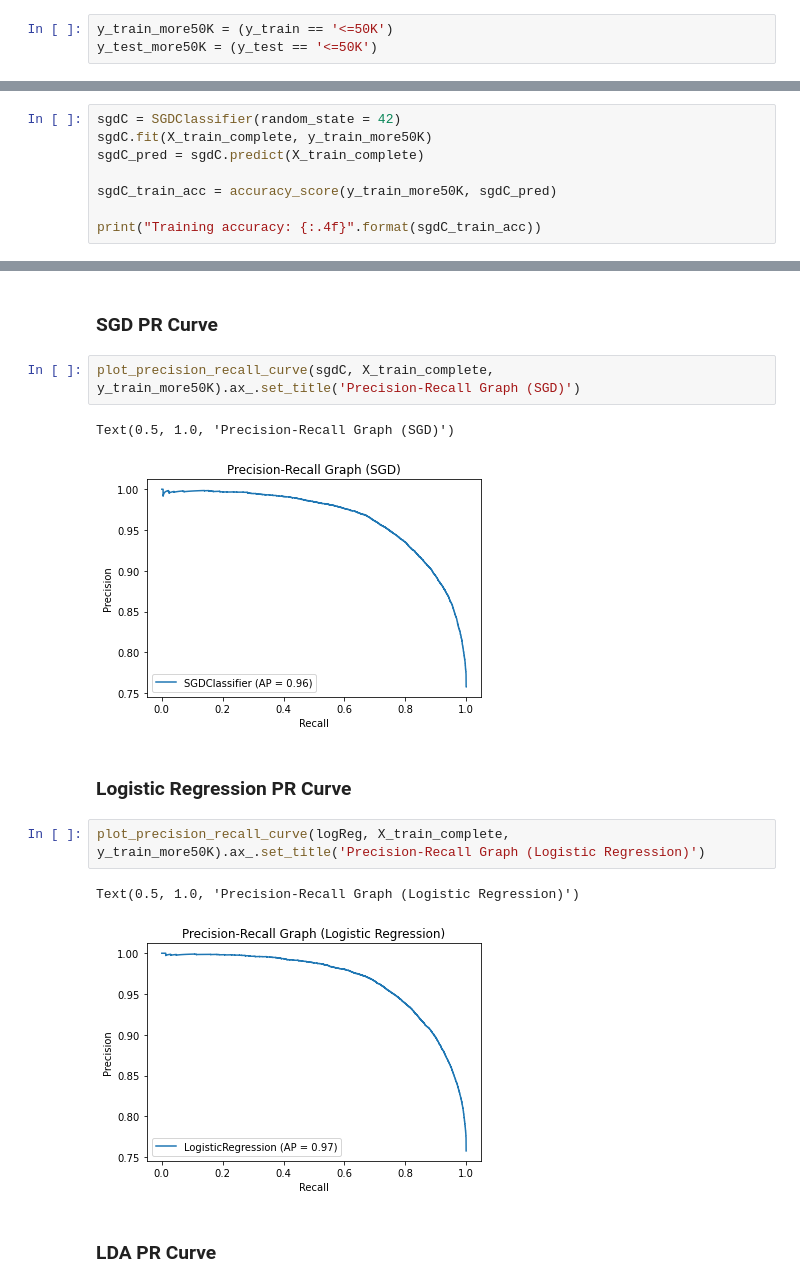
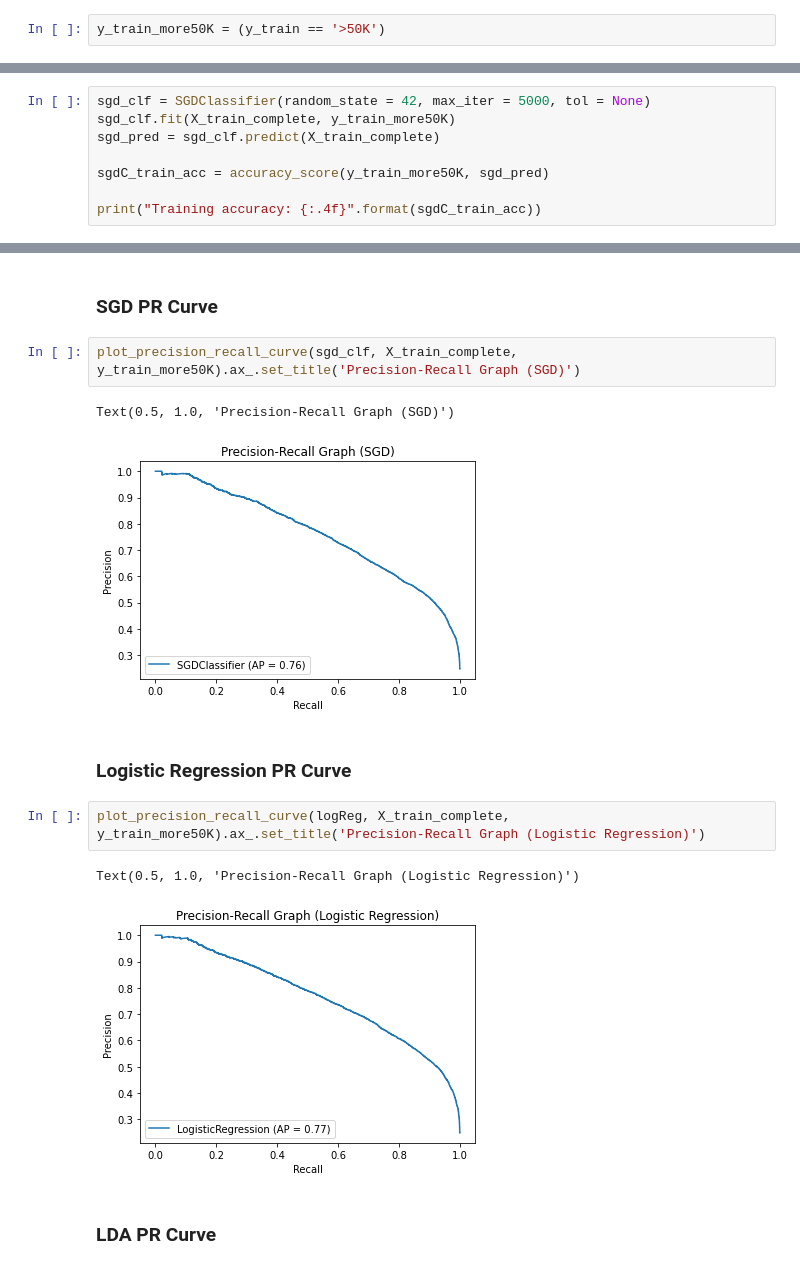
Before and after one commit to DrDubuPhD/AdultCensus_Classification, a Jupyter notebook: Artificial Intelligence Techniques Assignment.ipynb, the cells around one changed output, grey strips where cells are left out. Saved outputs shown, nothing was run; the diff lists cells and outputs as text.

```diff
--- a/Artificial Intelligence Techniques Assignment.ipynb
+++ b/Artificial Intelligence Techniques Assignment.ipynb
@@ -350,8 +343,7 @@ Shape of complete training set: (36177, 104)
 # %% [markdown]
 ## Changing y_train into a boolean vector
 # %%
-y_train_more50K = (y_train == '<=50K')
-y_test_more50K = (y_test == '<=50K')
+y_train_more50K = (y_train == '>50K')
 # %% [markdown]
 # Performing Classification
 # %% [markdown]
@@ -366,11 +358,11 @@ We have chosen to use the following machine learning algorithms for our task:
 # %% [markdown]
 ## Stochastic Gradient Descent Classifier
 # %%
-sgdC = SGDClassifier(random_state = 42)
-sgdC.fit(X_train_complete, y_train_more50K)
-sgdC_pred = sgdC.predict(X_train_complete)
+sgd_clf = SGDClassifier(random_state = 42, max_iter = 5000, tol = None)
+sgd_clf.fit(X_train_complete, y_train_more50K)
+sgd_pred = sgd_clf.predict(X_train_complete)
 
-sgdC_train_acc = accuracy_score(y_train_more50K, sgdC_pred)
+sgdC_train_acc = accuracy_score(y_train_more50K, sgd_pred)
 
 print("Training accuracy: {:.4f}".format(sgdC_train_acc))
 # %% [output]
@@ -493,17 +505,17 @@ Now we plot the PR Curves for each model
 # %% [markdown]
 ### SGD PR Curve
 # %%
-plot_precision_recall_curve(sgdC, X_train_complete, y_train_more50K).ax_.set_title('Precision-Recall Graph (SGD)')
+plot_precision_recall_curve(sgd_clf, X_train_complete, y_train_more50K).ax_.set_title('Precision-Recall Graph (SGD)')
 # %% [output]
 Text(0.5, 1.0, 'Precision-Recall Graph (SGD)')
-[figure, old version]
+[figure, new version]
 # %% [markdown]
 ### Logistic Regression PR Curve
 # %%
 plot_precision_recall_curve(logReg, X_train_complete, y_train_more50K).ax_.set_title('Precision-Recall Graph (Logistic Regression)')
 # %% [output]
 Text(0.5, 1.0, 'Precision-Recall Graph (Logistic Regression)')
-[figure, old version]
+[figure, new version]
 # %% [markdown]
 ### LDA PR Curve
 # %%
```
Also changed, not shown: parts of 69 cells of this notebook.
